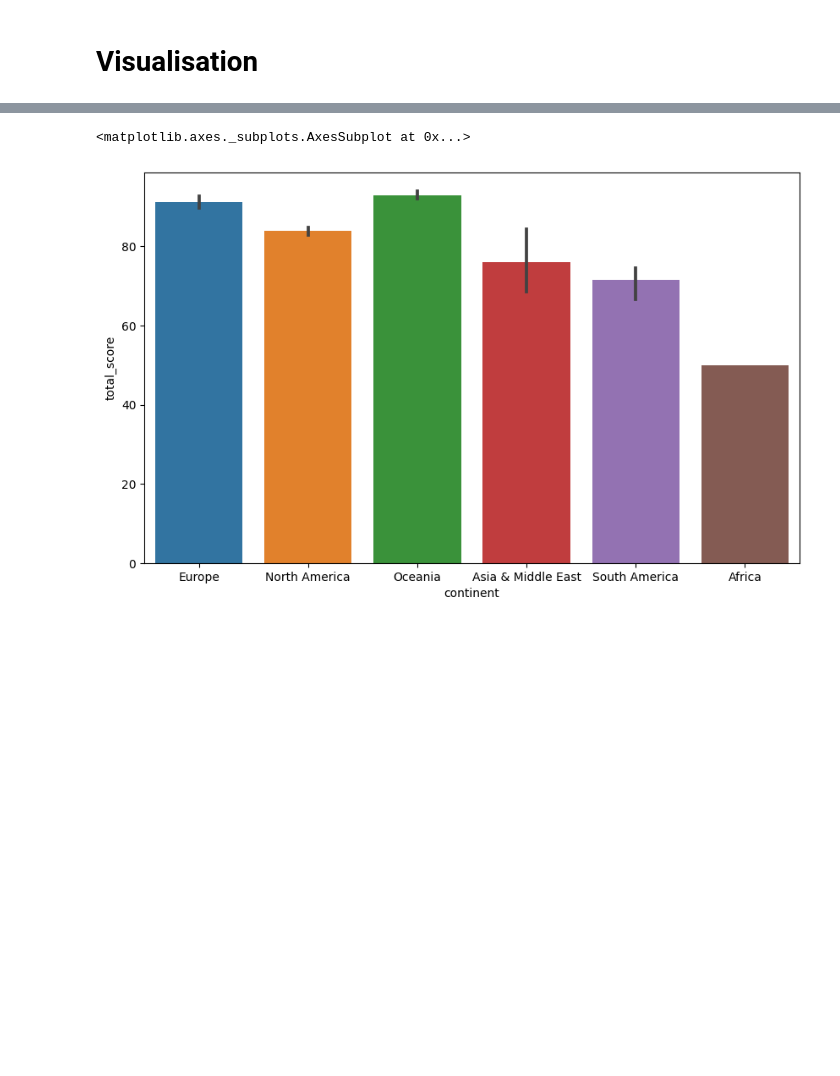
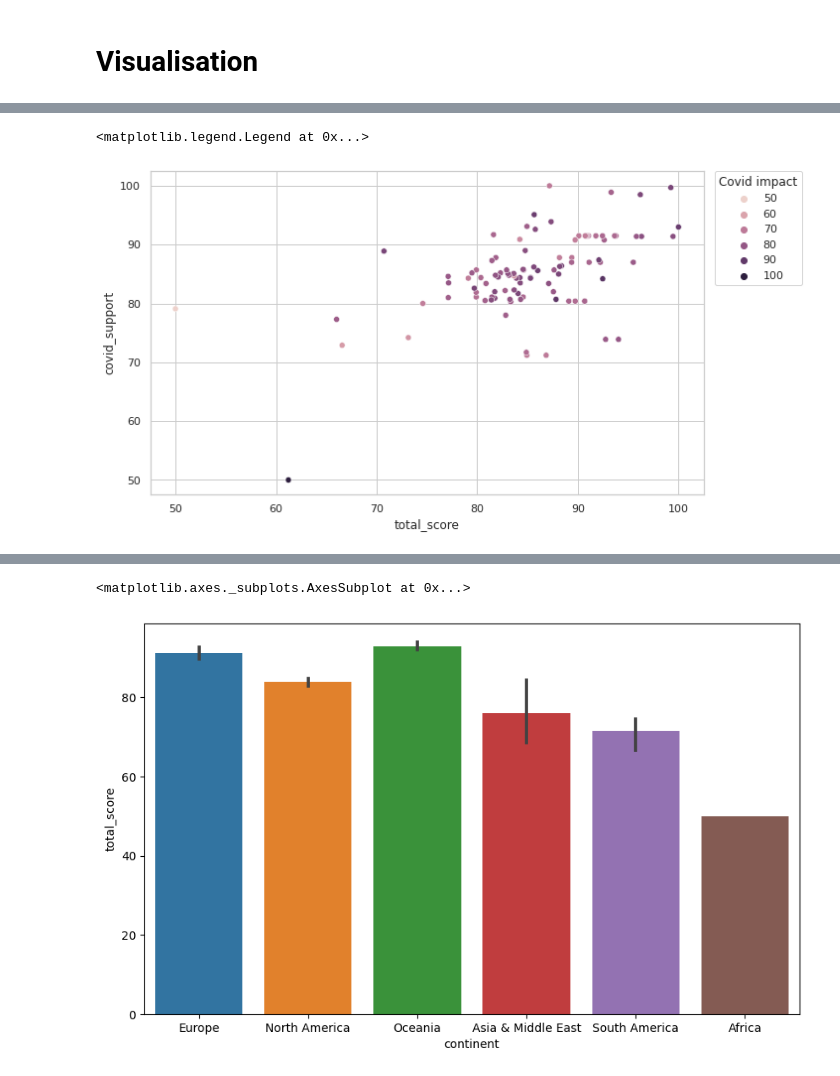
Before and after one commit to oheag2/UCDPA_GillianOHea, a Jupyter notebook: GillianOHea_FinalProject.ipynb, the cells around one changed output, grey strips where cells are left out. Cells and saved outputs as stored; diff of their text form; code cells hidden in the pictures; blank space fills up the shorter version.

```diff
--- a/GillianOHea_FinalProject.ipynb
+++ b/GillianOHea_FinalProject.ipynb
@@ -402,0 +253,8 @@ work_health
+# %%
+sns.scatterplot(data=df, x='total_score', y="covid_support", hue="covid_impact")
+sns.set(rc = {'figure.figsize':(10,6)})
+sns.set_style("whitegrid")
+plt.legend(bbox_to_anchor=(1.02, 1), loc='upper left', borderaxespad=0, title="Covid impact")
+# %% [output]
+<matplotlib.legend.Legend at 0x...>
+[figure, added]
```
Also changed, not shown: parts of 51 cells of this notebook.
